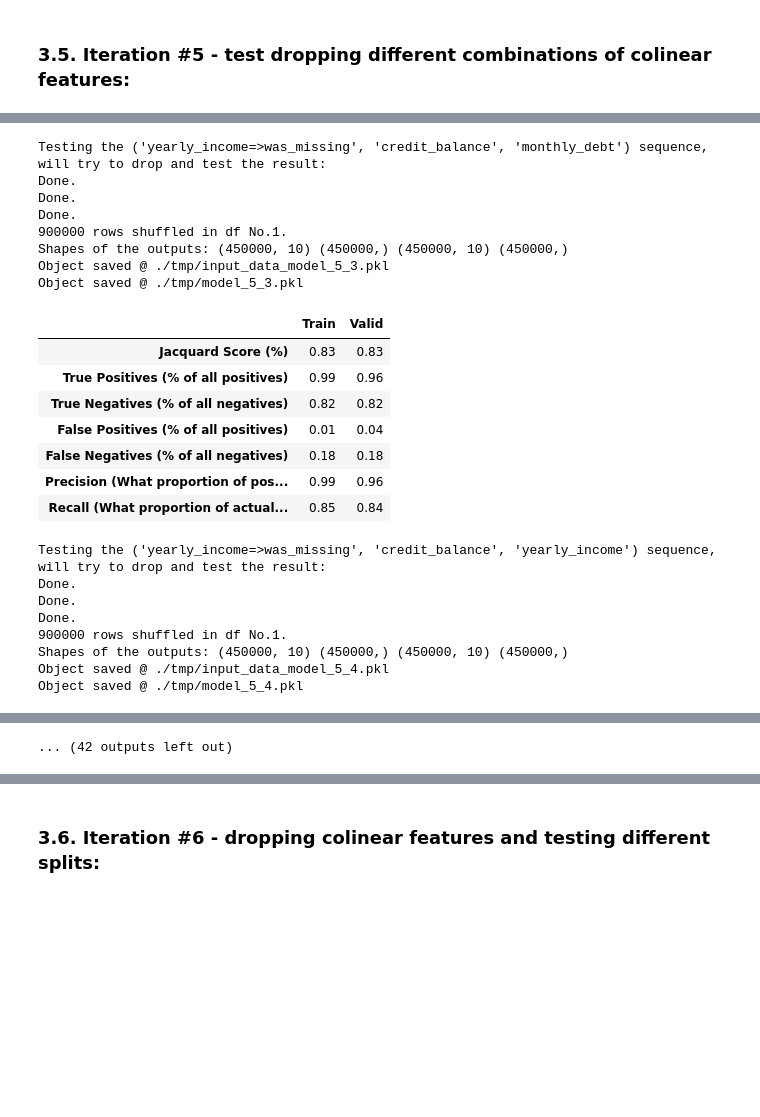
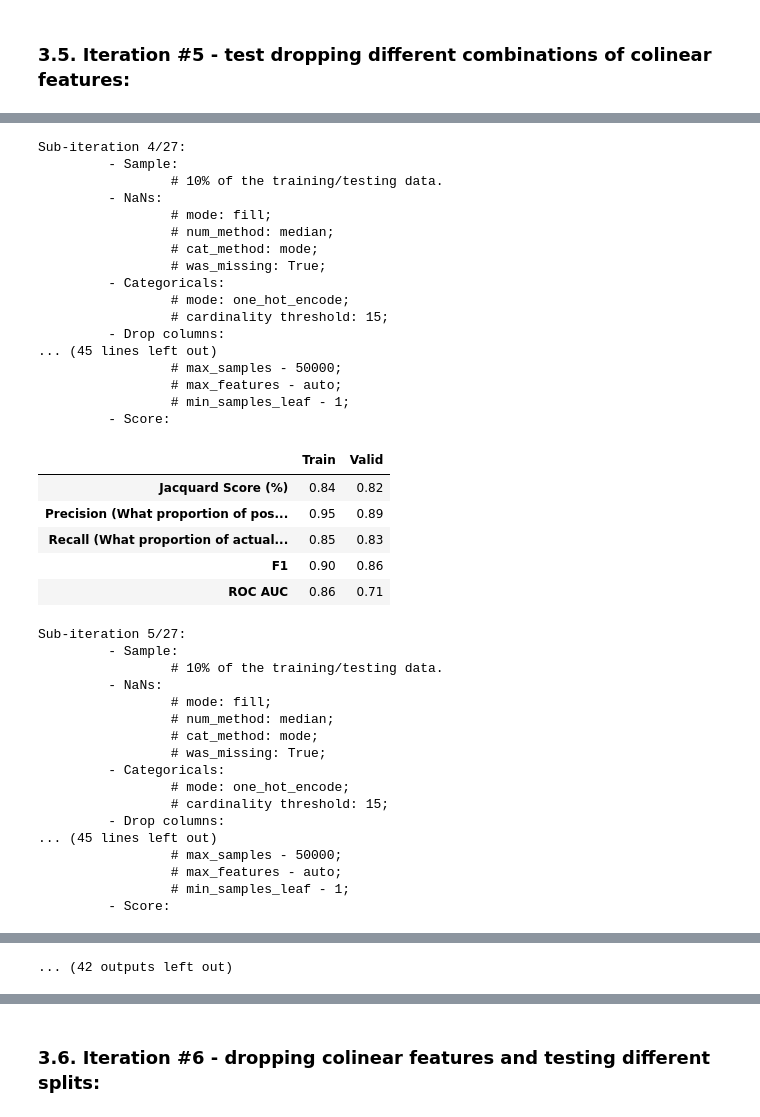
Before and after one commit to augustinasn/_data_science_projects, a Jupyter notebook: Notebook.ipynb, the cells around one changed output, grey strips where cells are left out. Cells and saved outputs as stored; diff of their text form; code cells hidden in the pictures; blank space fills up the shorter version.

Commit message:
ran all iterations

```diff
--- a/Notebook.ipynb
+++ b/Notebook.ipynb
@@ -708,21 +558,23 @@ Object saved @ ./tmp/model_4_potentially_colinear_features.pkl
 # %% [markdown]
 ### 3.5. Iteration #5 - test dropping different combinations of colinear features:
 # %%
-fi_cols_to_drop = unpickle_obj("fi_cols_to_drop")
-potentially_colinear_features = unpickle_obj("model_4_potentially_colinear_features")
+fi_cols_to_drop = unpickle_obj("iteration_3_fi_cols_to_drop")
+potentially_colinear_features = unpickle_obj("iteration_4_potentially_colinear_features")
 feature_pairs_drop = list(itertools.product(*[t + [None] for t in potentially_colinear_features]))
+feature_pairs_drop = [[j for j in list(i) if j is not None] + fi_cols_to_drop for i in feature_pairs_drop]
 
-
-config_5 = {"sample": 0.2,
+config_5 = {"sample": 0.1,
             "nas": {"mode": "fill",
                     "params": {"num_method": "median",
                                "cat_method": "mode",
                                "was_missing": True}},
-            "categoricals": {"mode": "category_encode"},
-            "drop_cols": fi_cols_to_drop + feature_pairs_drop,
+            "categoricals": {"mode": "one_hot_encode",
+                             "params": {"card_threshold": 15}},
+            "drop_cols": feature_pairs_drop,
             "split": 0.5,
             "prediction": {"model": "rf",
-                           "params": {"n_estimators": 40}
+                           "params": {"n_estimators": 20,
+                                      "max_samples": 50_000}
                            }
            }
 
@@ -784,25 +657,41 @@ Object saved @ ./tmp/model_5_2.pkl
-Testing the ('yearly_income=>was_missing', 'credit_balance', 'monthly_debt') sequence, will try to drop and test the result:
-Done.
-Done.
-Done.
-900000 rows shuffled in df No.1.
-Shapes of the outputs: (450000, 10) (450000,) (450000, 10) (450000,)
-Object saved @ ./tmp/input_data_model_5_3.pkl
-Object saved @ ./tmp/model_5_3.pkl
+Sub-iteration 4/27:
+         - Sample:
+                 # 10% of the training/testing data.
+         - NaNs:
+                 # mode: fill;
+                 # num_method: median;
+                 # cat_method: mode;
+                 # was_missing: True;
+         - Categoricals:
+                 # mode: one_hot_encode;
+                 # cardinality threshold: 15;
+         - Drop columns:
+... (45 lines left out)
+                 # max_samples - 50000;
+                 # max_features - auto;
+                 # min_samples_leaf - 1;
+         - Score:
 |  | Train | Valid |
-| Jacquard Score (%) | 0.83 | 0.83 |
-| True Positives (% of all positives) | 0.99 | 0.96 |
-| True Negatives (% of all negatives) | 0.82 | 0.82 |
-| False Positives (% of all positives) | 0.01 | 0.04 |
-| False Negatives (% of all negatives) | 0.18 | 0.18 |
-| Precision (What proportion of pos... | 0.99 | 0.96 |
-| Recall (What proportion of actual... | 0.85 | 0.84 |
+| Jacquard Score (%) | 0.84 | 0.82 |
+| Precision (What proportion of pos... | 0.95 | 0.89 |
+| Recall (What proportion of actual... | 0.85 | 0.83 |
+| F1 | 0.90 | 0.86 |
+| ROC AUC | 0.86 | 0.71 |
-Testing the ('yearly_income=>was_missing', 'credit_balance', 'yearly_income') sequence, will try to drop and test the result:
-Done.
-Done.
-Done.
-900000 rows shuffled in df No.1.
-Shapes of the outputs: (450000, 10) (450000,) (450000, 10) (450000,)
-Object saved @ ./tmp/input_data_model_5_4.pkl
-Object saved @ ./tmp/model_5_4.pkl
+Sub-iteration 5/27:
+         - Sample:
+                 # 10% of the training/testing data.
+         - NaNs:
+                 # mode: fill;
+                 # num_method: median;
+                 # cat_method: mode;
+                 # was_missing: True;
+         - Categoricals:
+                 # mode: one_hot_encode;
+                 # cardinality threshold: 15;
+         - Drop columns:
+... (45 lines left out)
+                 # max_samples - 50000;
+                 # max_features - auto;
+                 # min_samples_leaf - 1;
+         - Score:
 |  | Train | Valid |
```
Also changed, not shown: parts of 22 cells of this notebook, 8 other files.
